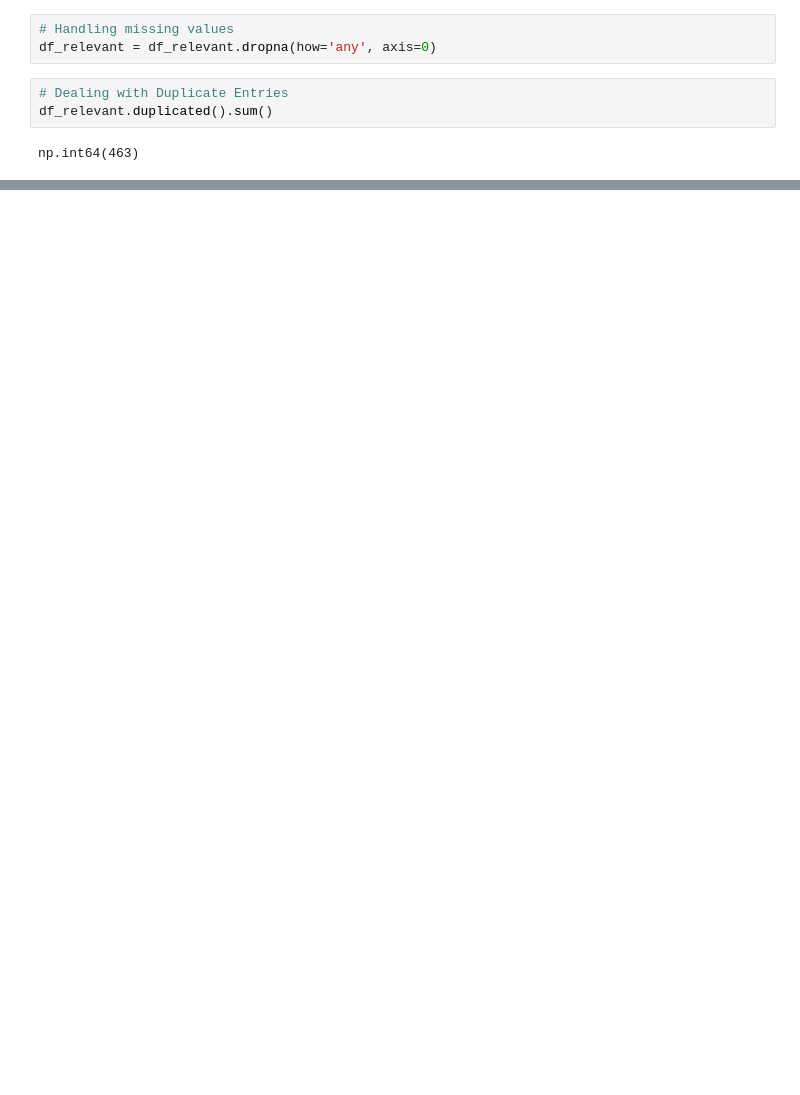
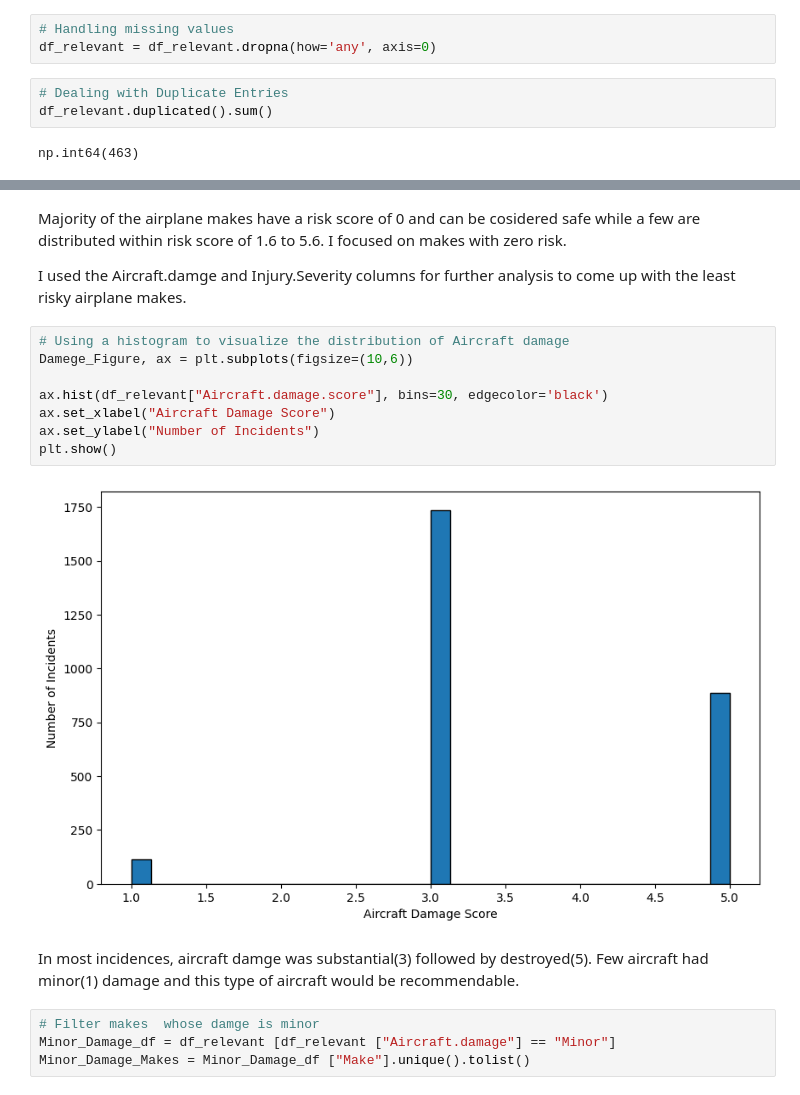
Before and after one commit to clivekinyanjui/DS-Phase1-Project, a Jupyter notebook: aircraftproject.ipynb, the cells around one changed output, grey strips where cells are left out. Saved outputs shown, nothing was run; the diff lists cells and outputs as text; blank space fills up the shorter version.

```diff
--- a/aircraftproject.ipynb
+++ b/aircraftproject.ipynb
@@ -110,0 +200,20 @@ df_relevant.describe(include='all')
+# %% [markdown]
+Majority of the airplane makes have a risk score of 0 and can be cosidered safe while a few are distributed within risk score of 1.6 to 5.6. I focused on makes with zero risk.
+
+I used the Aircraft.damge and Injury.Severity columns for further analysis to come up with the least risky airplane makes.
+# %%
+# Using a histogram to visualize the distribution of Aircraft damage
+Damege_Figure, ax = plt.subplots(figsize=(10,6))
+
+ax.hist(df_relevant["Aircraft.damage.score"], bins=30, edgecolor='black')
+ax.set_xlabel("Aircraft Damage Score")
+ax.set_ylabel("Number of Incidents")
+plt.show()
+# %% [output]
+[figure, added]
+# %% [markdown]
+In most incidences, aircraft damge was substantial(3) followed by destroyed(5). Few aircraft had minor(1) damage and this type of aircraft would be recommendable.
+# %%
+# Filter makes  whose damge is minor
+Minor_Damage_df = df_relevant [df_relevant ["Aircraft.damage"] == "Minor"]
+Minor_Damage_Makes = Minor_Damage_df ["Make"].unique().tolist()
```
Also changed, not shown: parts of 31 cells of this notebook, 1 other file.
